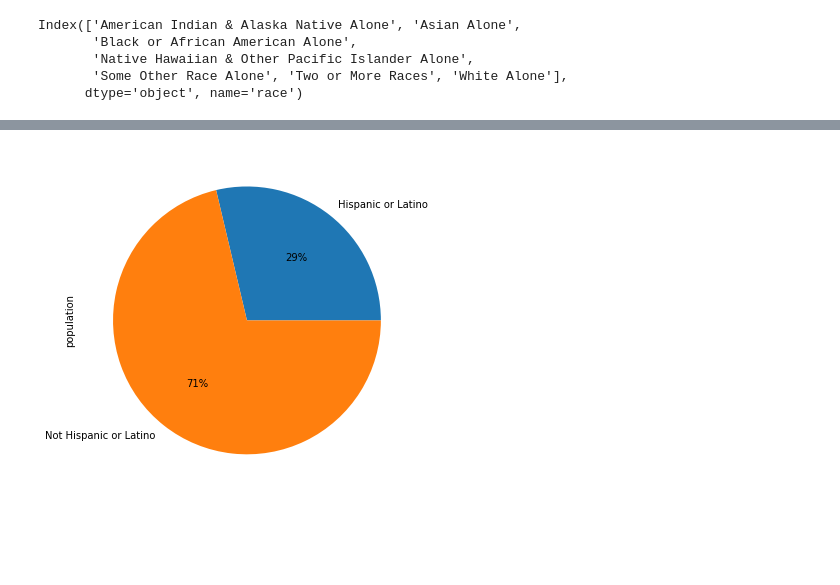
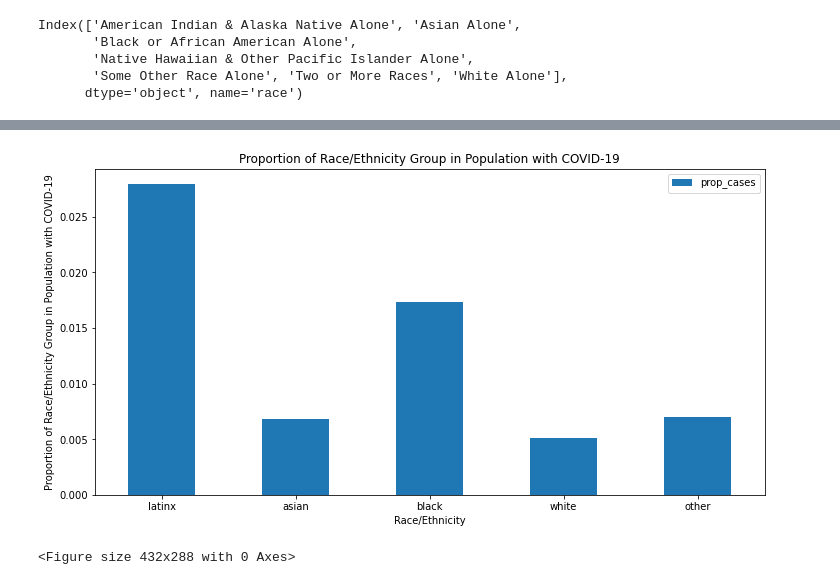
Before and after one commit to brankopoledic/covid-demo, a Jupyter notebook: chicago_demo/chicago_population_demo.ipynb, the cells around one changed output, grey strips where cells are left out. Drawn from its saved outputs; the diff is of its cells as text; code cells hidden in the pictures; blank space fills up the shorter version.

```diff
--- a/chicago_demo/chicago_population_demo.ipynb
+++ b/chicago_demo/chicago_population_demo.ipynb
@@ -72,4 +249,15 @@ race_plot = race_count.plot.pie(y='population', figsize=(6, 10), autopct='%1.0f%
-# %%
-ethnicity_count = ethnicity_count.plot.pie(y='population', figsize=(6, 10), autopct='%1.0f%%',legend=False)
-# %% [output]
-[figure, removed]
+# %%
+import matplotlib.pyplot as plt
+
+covid_per1000=covid_chicago_pop[['race','prop_cases']]
+
+
+covid_per1000plot=covid_per1000.plot(x = 'race', kind="bar", figsize=(12,6), align="center", rot =0, title="Proportion of Race/Ethnicity Group in Population with COVID-19")
+covid_per1000plot.set_xlabel("Race/Ethnicity")
+covid_per1000plot.set_ylabel("Proportion of Race/Ethnicity Group in Population with COVID-19")
+
+plt.show()
+plt.tight_layout()
+# %% [output]
+[figure, added]
+<Figure size 432x288 with 0 Axes>
```
Also changed, not shown: parts of 21 cells of this notebook, 5 other files.
